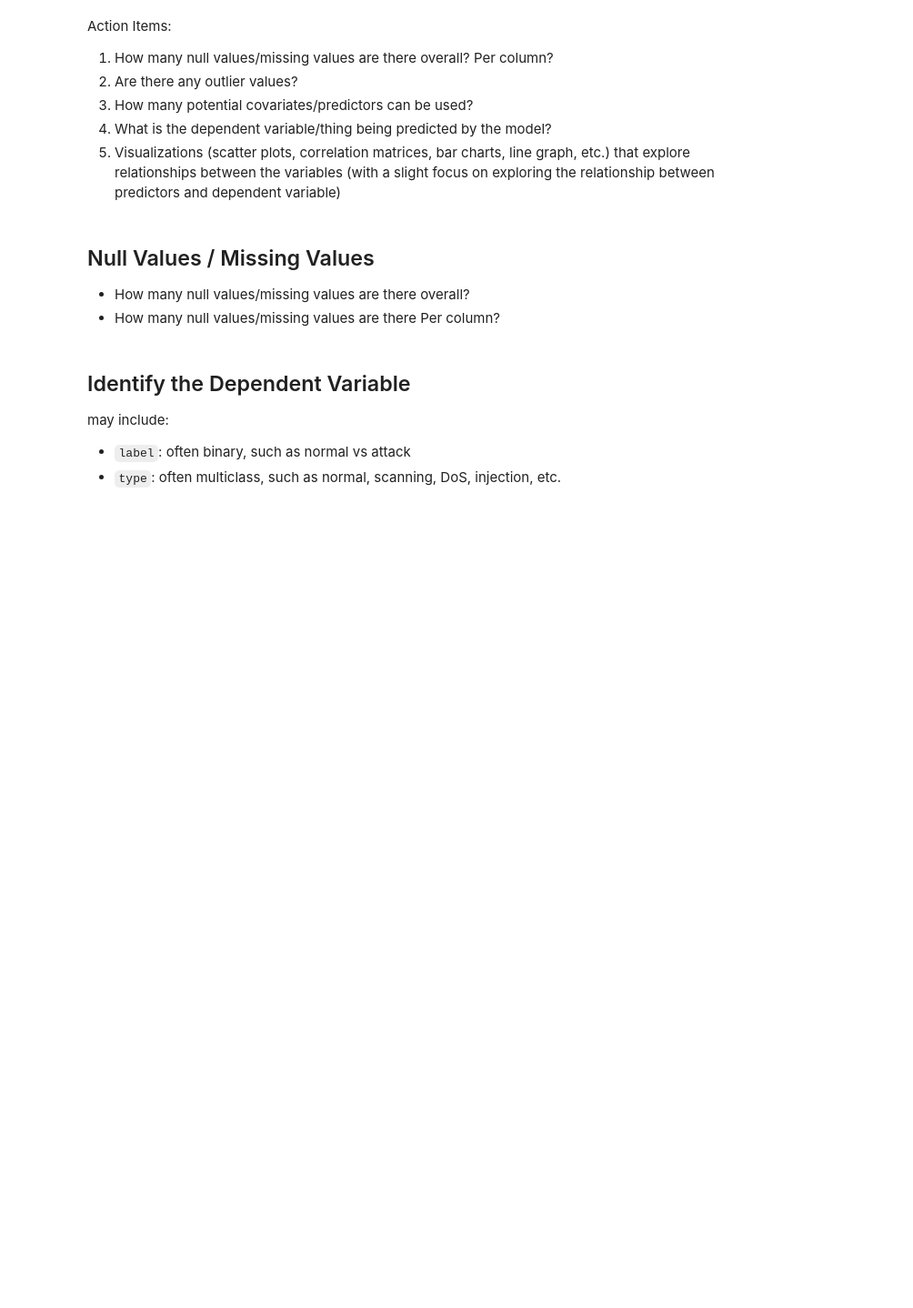
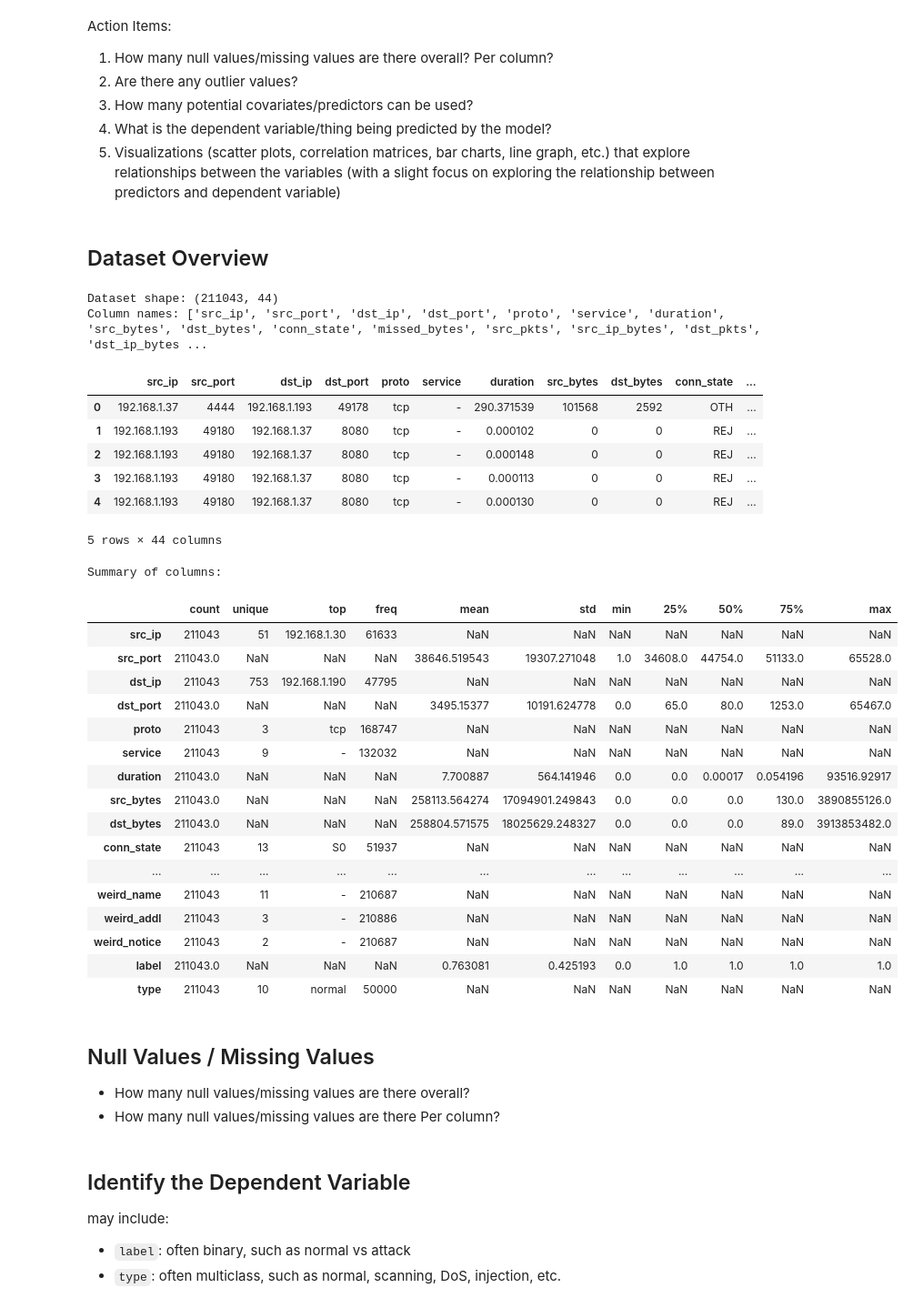
Before and after one commit to wiwiwashere/TON_loT_network, a Jupyter notebook: Explore_dataset.ipynb, the cells around one changed output. Shown at 91% size. Cells and saved outputs as stored; diff of their text form; code cells hidden in the pictures; blank space fills up the shorter version.

```diff
--- a/Explore_dataset.ipynb
+++ b/Explore_dataset.ipynb
@@ -41,6 +26,45 @@ Action Items:
 3. How many potential covariates/predictors can be used?
 4. What is the dependent variable/thing being predicted by the model?
 5. Visualizations (scatter plots, correlation matrices, bar charts, line graph, etc.) that explore relationships between the variables (with a slight focus on exploring the relationship between predictors and dependent variable)
+# %% [markdown]
+## Dataset Overview
+# %%
+print(f"Dataset shape: {df.shape}")
+
+print(f"Column names: {df.columns.tolist()}") #get column names as a list
+
+display(df.head())
+
+print("\nSummary of columns:")
+display(df.describe(include='all').T)
+# %% [output]
+Dataset shape: (211043, 44)
+Column names: ['src_ip', 'src_port', 'dst_ip', 'dst_port', 'proto', 'service', 'duration', 'src_bytes', 'dst_bytes', 'conn_state', 'missed_bytes', 'src_pkts', 'src_ip_bytes', 'dst_pkts', 'dst_ip_bytes ...
+|  | src_ip | src_port | dst_ip | dst_port | proto | service | duration | src_bytes | dst_bytes | conn_state | ... |
+| 0 | 192.168.1.37 | 4444 | 192.168.1.193 | 49178 | tcp | - | 290.371539 | 101568 | 2592 | OTH | ... |
+| 1 | 192.168.1.193 | 49180 | 192.168.1.37 | 8080 | tcp | - | 0.000102 | 0 | 0 | REJ | ... |
+| 2 | 192.168.1.193 | 49180 | 192.168.1.37 | 8080 | tcp | - | 0.000148 | 0 | 0 | REJ | ... |
+| 3 | 192.168.1.193 | 49180 | 192.168.1.37 | 8080 | tcp | - | 0.000113 | 0 | 0 | REJ | ... |
+| 4 | 192.168.1.193 | 49180 | 192.168.1.37 | 8080 | tcp | - | 0.000130 | 0 | 0 | REJ | ... |
+5 rows × 44 columns
+Summary of columns:
+|  | count | unique | top | freq | mean | std | min | 25% | 50% | 75% | max |
+| src_ip | 211043 | 51 | 192.168.1.30 | 61633 | NaN | NaN | NaN | NaN | NaN | NaN | NaN |
+| src_port | 211043.0 | NaN | NaN | NaN | 38646.519543 | 19307.271048 | 1.0 | 34608.0 | 44754.0 | 51133.0 | 65528.0 |
+| dst_ip | 211043 | 753 | 192.168.1.190 | 47795 | NaN | NaN | NaN | NaN | NaN | NaN | NaN |
+| dst_port | 211043.0 | NaN | NaN | NaN | 3495.15377 | 10191.624778 | 0.0 | 65.0 | 80.0 | 1253.0 | 65467.0 |
+| proto | 211043 | 3 | tcp | 168747 | NaN | NaN | NaN | NaN | NaN | NaN | NaN |
+| service | 211043 | 9 | - | 132032 | NaN | NaN | NaN | NaN | NaN | NaN | NaN |
+| duration | 211043.0 | NaN | NaN | NaN | 7.700887 | 564.141946 | 0.0 | 0.0 | 0.00017 | 0.054196 | 93516.92917 |
+| src_bytes | 211043.0 | NaN | NaN | NaN | 258113.564274 | 17094901.249843 | 0.0 | 0.0 | 0.0 | 130.0 | 3890855126.0 |
+| dst_bytes | 211043.0 | NaN | NaN | NaN | 258804.571575 | 18025629.248327 | 0.0 | 0.0 | 0.0 | 89.0 | 3913853482.0 |
+| conn_state | 211043 | 13 | S0 | 51937 | NaN | NaN | NaN | NaN | NaN | NaN | NaN |
+| ... | ... | ... | ... | ... | ... | ... | ... | ... | ... | ... | ... |
+| weird_name | 211043 | 11 | - | 210687 | NaN | NaN | NaN | NaN | NaN | NaN | NaN |
+| weird_addl | 211043 | 3 | - | 210886 | NaN | NaN | NaN | NaN | NaN | NaN | NaN |
+| weird_notice | 211043 | 2 | - | 210687 | NaN | NaN | NaN | NaN | NaN | NaN | NaN |
+| label | 211043.0 | NaN | NaN | NaN | 0.763081 | 0.425193 | 0.0 | 1.0 | 1.0 | 1.0 | 1.0 |
+| type | 211043 | 10 | normal | 50000 | NaN | NaN | NaN | NaN | NaN | NaN | NaN |
 # %% [markdown]
 ## Null Values / Missing Values
 
```
Also changed, not shown: parts of 6 cells of this notebook, 2 other files.
